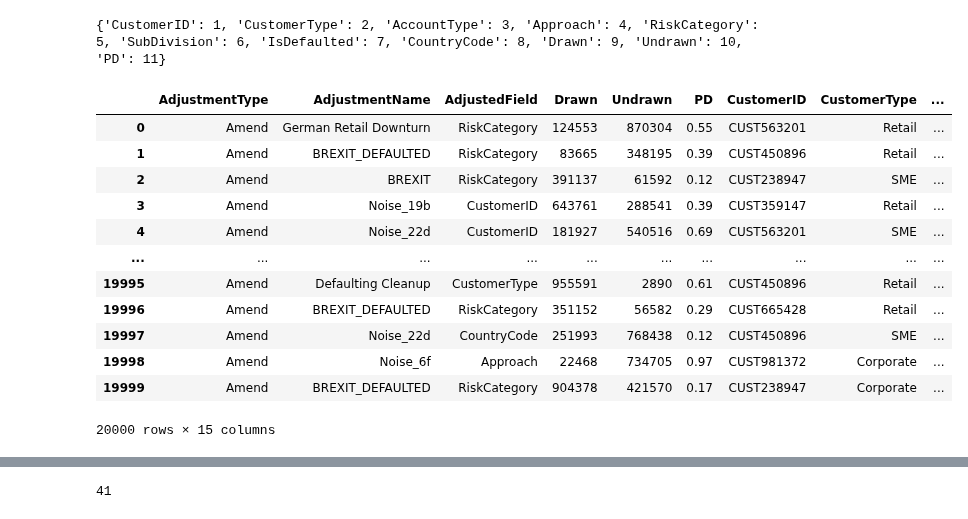
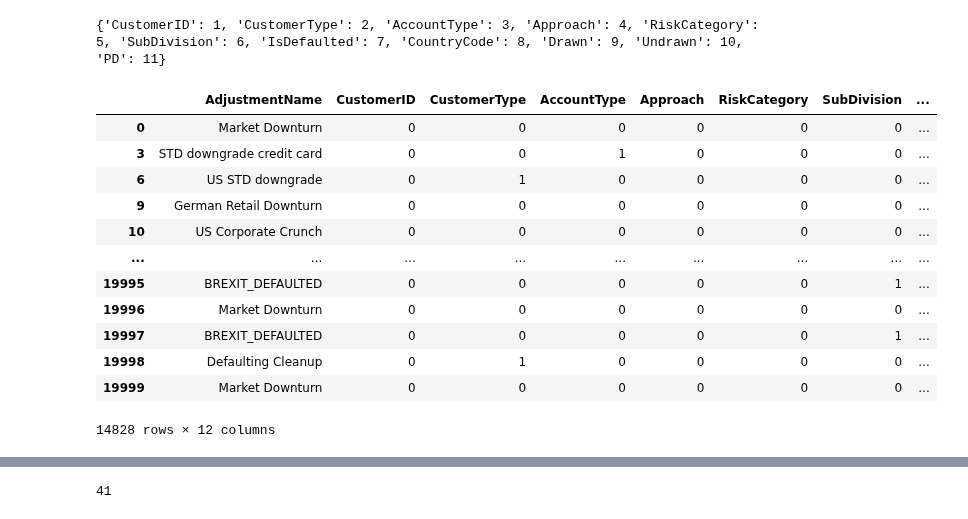
Before and after one commit to AbbyKatt/mycode, a Jupyter notebook: AI_Adjustments_Proto/Sample Data Creator.ipynb, the cells around one changed output, grey strips where cells are left out. Cells and saved outputs as stored; diff of their text form; code cells hidden in the pictures.

```diff
--- a/AI_Adjustments_Proto/Sample Data Creator.ipynb
+++ b/AI_Adjustments_Proto/Sample Data Creator.ipynb
@@ -26,14 +26,14 @@ FieldMapping={"CustomerID":CustomerID,"CustomerType":CustomerType,"RiskCategory"
 
 #Define adjustment rules
 AdjustmentRules=[]
-AdjustmentRules.append([[{"CustomerType":"Corporate"},{"RiskCategory":"High"}],"Market Downturn",[["PD",0.75]]])
+AdjustmentRules.append([[{"CustomerType":"Corporate"},{"RiskCategory":"High"}],"Market Downturn",[["Drawn",0.0]]])
 AdjustmentRules.append([[{"RiskCategory":"High"},{"IsDefaulted":"1"}],"Defaulting Cleanup",[["CustomerType","Debt Recovery"]]])
-AdjustmentRules.append([[{"CountryCode":"GB"},{"IsDefaulted":"0"}],"BREXIT",[["RiskCategory","Medium"]]])
-AdjustmentRules.append([[{"CountryCode":"GB"},{"IsDefaulted":"1"}],"BREXIT_DEFAULTED",[["RiskCategory","High"]]])
-AdjustmentRules.append([[{"CountryCode":"DE"},{"CustomerType":"Retail"}],"German Retail Downturn",[["RiskCategory","Medium"]]])
-AdjustmentRules.append([[{"CustomerType":"Corporate"},{"CountryCode":"US"}],"US Corporate Crunch",[["PD",0.75]]])
-AdjustmentRules.append([[{"Approach":"STD"},{"CountryCode":"US"}],"US STD downgrade",[["RiskCategory","High"]]])
-AdjustmentRules.append([[{"AccountType":"Credit Card"}],"STD downgrade credit card",[["RiskCategory","High"]]])
+AdjustmentRules.append([[{"CountryCode":"GB"},{"IsDefaulted":"0"}],"BREXIT",[["AccountType","Other"]]])
+AdjustmentRules.append([[{"CountryCode":"GB"},{"IsDefaulted":"1"}],"BREXIT_DEFAULTED",[["SubDivision","HSBC_DEBTS"]]])
+AdjustmentRules.append([[{"CountryCode":"DE"},{"CustomerType":"Retail"}],"German Retail Downturn",[["IsDefaulted",1.0]]])
+AdjustmentRules.append([[{"CustomerType":"Corporate"},{"CountryCode":"US"}],"US Corporate Crunch",[["Undrawn",0.0]]])
+AdjustmentRules.append([[{"Approach":"STD"},{"CountryCode":"US"}],"US STD downgrade",[["CustomerType","Retail"]]])
+AdjustmentRules.append([[{"AccountType":"Credit Card"}],"STD downgrade credit card",[["AccountType","Other"]]])
 
 #Multi adjustment rules
 # AdjustmentRules.append([[{"AccountType":"Credit Card"}],"STD downgrade credit card",[["RiskCategory","High"],["CustomerType","HiInterest Creddit Card"]]])
@@ -151,47 +151,55 @@ for index, row in df.iterrows():
 
                 #Append to the multirow dataframe
                 dfMultiRowAdj=dfMultiRowAdj.append(dupeRow,ignore_index=True)
 
         else:
             #Update current rowMask
             RowMask[MaskMapping[adjField]]=1
             RowMask[0]=df["AdjustmentName"][index]
 
             #Random "noise" adjustments
             df["NewVal"][index]=GetRandomFieldValue(adjField)
 
         #Accrue row masks --------------------------------------
         AdjustmentMask.append(RowMask)
 
 # #Reshuffle the numeric fields to the start
 df=df.reindex(columns=SpecialFields+NumericFields+RatioFields+SampleFields+AuditFields)
 
 #Append dfMultiRowAdj to df
 df=df.append(dfMultiRowAdj,ignore_index=True)
 
+#Remove all rows from df where Adjustment name starts with Noise
+df=df[~df["AdjustmentName"].str.contains("Noise")]
+
+
 # #Write to CSV file
 df.to_csv("SampleData.csv",index=False)
 
 #Make Adustment Mask dataframe
 dfMask=pd.DataFrame(AdjustmentMask,columns=["AdjustmentName"]+AdjustableFields)
+
+#Remove noise
+dfMask=dfMask[~dfMask["AdjustmentName"].str.contains("Noise")]
+
 dfMask.to_csv("AdjustmentMask.csv",index=False)
 
-df
+dfMask
 # %% [output]
 {'CustomerID': 1, 'CustomerType': 2, 'AccountType': 3, 'Approach': 4, 'RiskCategory': 5, 'SubDivision': 6, 'IsDefaulted': 7, 'CountryCode': 8, 'Drawn': 9, 'Undrawn': 10, 'PD': 11}
-|  | AdjustmentType | AdjustmentName | AdjustedField | Drawn | Undrawn | PD | CustomerID | CustomerType | ... |
-| 0 | Amend | German Retail Downturn | RiskCategory | 124553 | 870304 | 0.55 | CUST563201 | Retail | ... |
-| 1 | Amend | BREXIT_DEFAULTED | RiskCategory | 83665 | 348195 | 0.39 | CUST450896 | Retail | ... |
-| 2 | Amend | BREXIT | RiskCategory | 391137 | 61592 | 0.12 | CUST238947 | SME | ... |
-| 3 | Amend | Noise_19b | CustomerID | 643761 | 288541 | 0.39 | CUST359147 | Retail | ... |
-| 4 | Amend | Noise_22d | CustomerID | 181927 | 540516 | 0.69 | CUST563201 | SME | ... |
-| ... | ... | ... | ... | ... | ... | ... | ... | ... | ... |
-| 19995 | Amend | Defaulting Cleanup | CustomerType | 955591 | 2890 | 0.61 | CUST450896 | Retail | ... |
-| 19996 | Amend | BREXIT_DEFAULTED | RiskCategory | 351152 | 56582 | 0.29 | CUST665428 | Retail | ... |
-| 19997 | Amend | Noise_22d | CountryCode | 251993 | 768438 | 0.12 | CUST450896 | SME | ... |
-| 19998 | Amend | Noise_6f | Approach | 22468 | 734705 | 0.97 | CUST981372 | Corporate | ... |
-| 19999 | Amend | BREXIT_DEFAULTED | RiskCategory | 904378 | 421570 | 0.17 | CUST238947 | Corporate | ... |
+|  | AdjustmentName | CustomerID | CustomerType | AccountType | Approach | RiskCategory | SubDivision | ... |
+| 0 | Market Downturn | 0 | 0 | 0 | 0 | 0 | 0 | ... |
+| 3 | STD downgrade credit card | 0 | 0 | 1 | 0 | 0 | 0 | ... |
+| 6 | US STD downgrade | 0 | 1 | 0 | 0 | 0 | 0 | ... |
+| 9 | German Retail Downturn | 0 | 0 | 0 | 0 | 0 | 0 | ... |
+| 10 | US Corporate Crunch | 0 | 0 | 0 | 0 | 0 | 0 | ... |
+| ... | ... | ... | ... | ... | ... | ... | ... | ... |
+| 19995 | BREXIT_DEFAULTED | 0 | 0 | 0 | 0 | 0 | 1 | ... |
+| 19996 | Market Downturn | 0 | 0 | 0 | 0 | 0 | 0 | ... |
+| 19997 | BREXIT_DEFAULTED | 0 | 0 | 0 | 0 | 0 | 1 | ... |
+| 19998 | Defaulting Cleanup | 0 | 1 | 0 | 0 | 0 | 0 | ... |
+| 19999 | Market Downturn | 0 | 0 | 0 | 0 | 0 | 0 | ... |
-20000 rows × 15 columns
+14828 rows × 12 columns
 # %%
 import matplotlib.pyplot as plt
 # Replace 'Category' with the field you want to visualize
```
Also changed, not shown: parts of 2 cells of this notebook, 14 other files.
